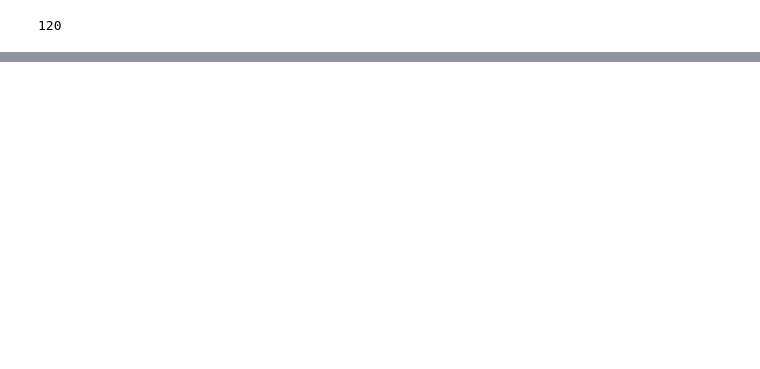
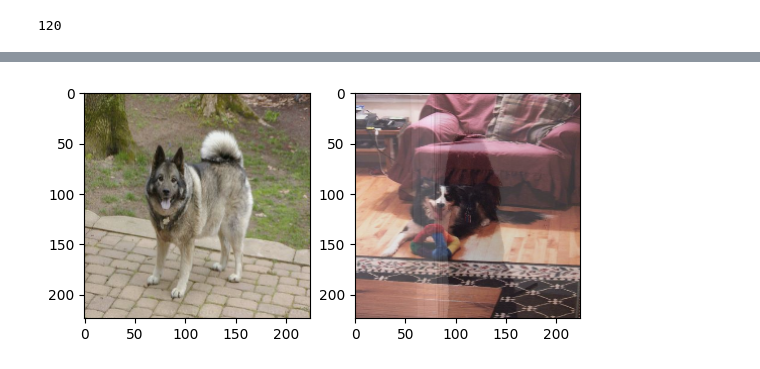
Before and after one commit to dudnjsckrgo/aiffel_quest, a Jupyter notebook: GoingDeeper(CV)_RS7_02/Quest.ipynb, the cells around one changed output, grey strips where cells are left out. Saved outputs shown, nothing was run; the diff lists cells and outputs as text; code cells hidden in the pictures; blank space fills up the shorter version.

```diff
--- a/GoingDeeper(CV)_RS7_02/Quest.ipynb
+++ b/GoingDeeper(CV)_RS7_02/Quest.ipynb
@@ -53,3 +68,6 @@ num_classes = ds_info.features["label"].num_classes
 num_classes
 # %% [output]
 120
+# %%
+image_size_x =224
+image_size_y = 224
@@ -251,19 +216,0 @@ ds_train_aug_cutmix = apply_mixup_or_cutmix_on_dataset(ds_train_aug,is_mixup=Tru
-# %%
-import matplotlib.pyplot as plt
-
-# 데이터셋에서 이미지 2개를 가져옵니다.
-for i, (image, label) in enumerate(ds_train_aug_cutmix.take(1)):
-    if i == 0:
-        image_a2 = image[0]
-        image_b2 = image[1]
-        label_a2 = label[0]
-        label_b2 = label[1]
-        break
-
-plt.subplot(1,2,1)
-plt.imshow(image_a2)
-
-plt.subplot(1,2,2)
-plt.imshow(image_b2)
-
-plt.show()
@@ -333,0 +240,21 @@ show_dataset_samples(ds_train_aug, ds_info)
+# %%
+import matplotlib.pyplot as plt
+
+# 데이터셋에서 이미지 2개를 가져옵니다.
+for i, (image, label) in enumerate(ds_train_no_aug_mixup.take(1)):
+    if i == 0:
+        image_a = image[0]
+        image_b = image[1]
+        label_a = label[0]
+        label_b = label[1]
+        break
+
+plt.subplot(1,2,1)
+plt.imshow(image_a)
+
+plt.subplot(1,2,2)
+plt.imshow(image_b)
+
+plt.show()
+# %% [output]
+[figure, added]
```
Also changed, not shown: parts of 40 cells of this notebook.
